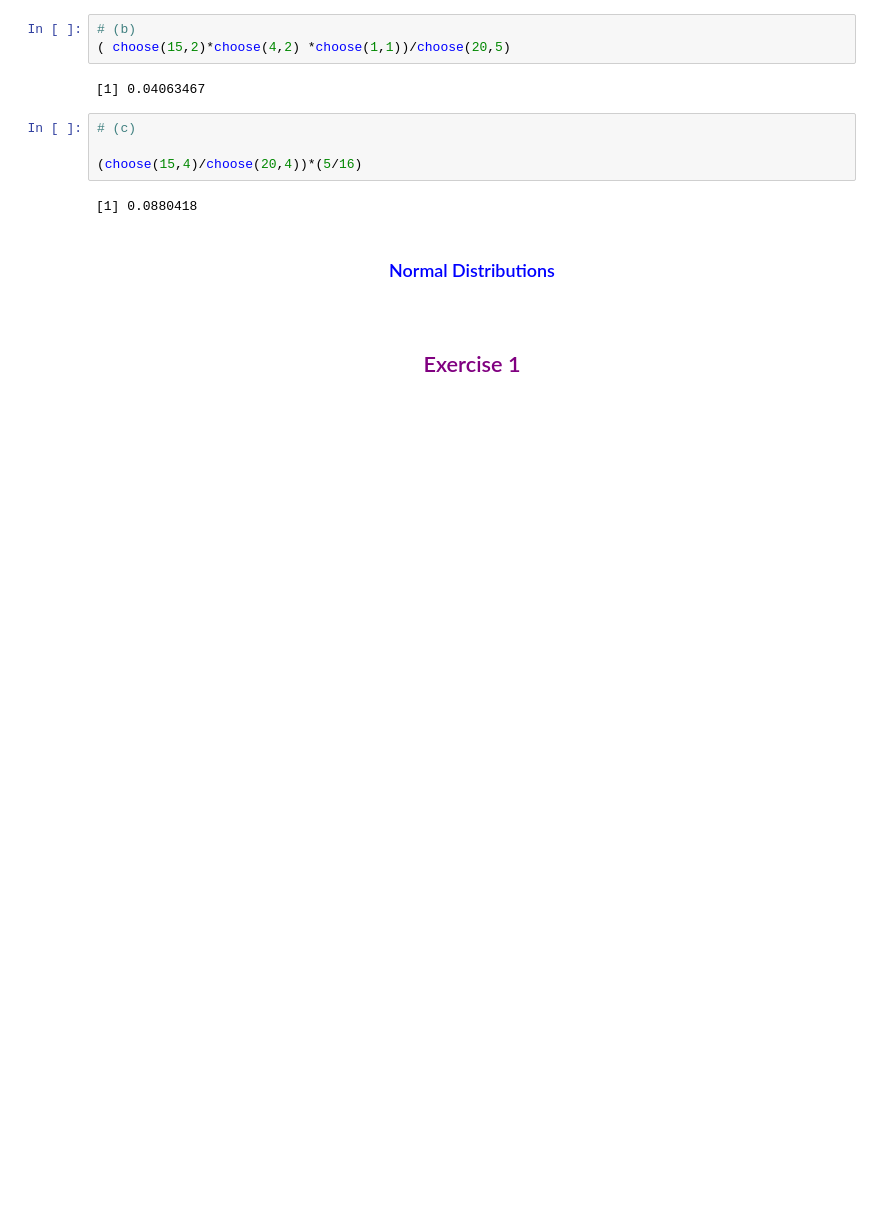
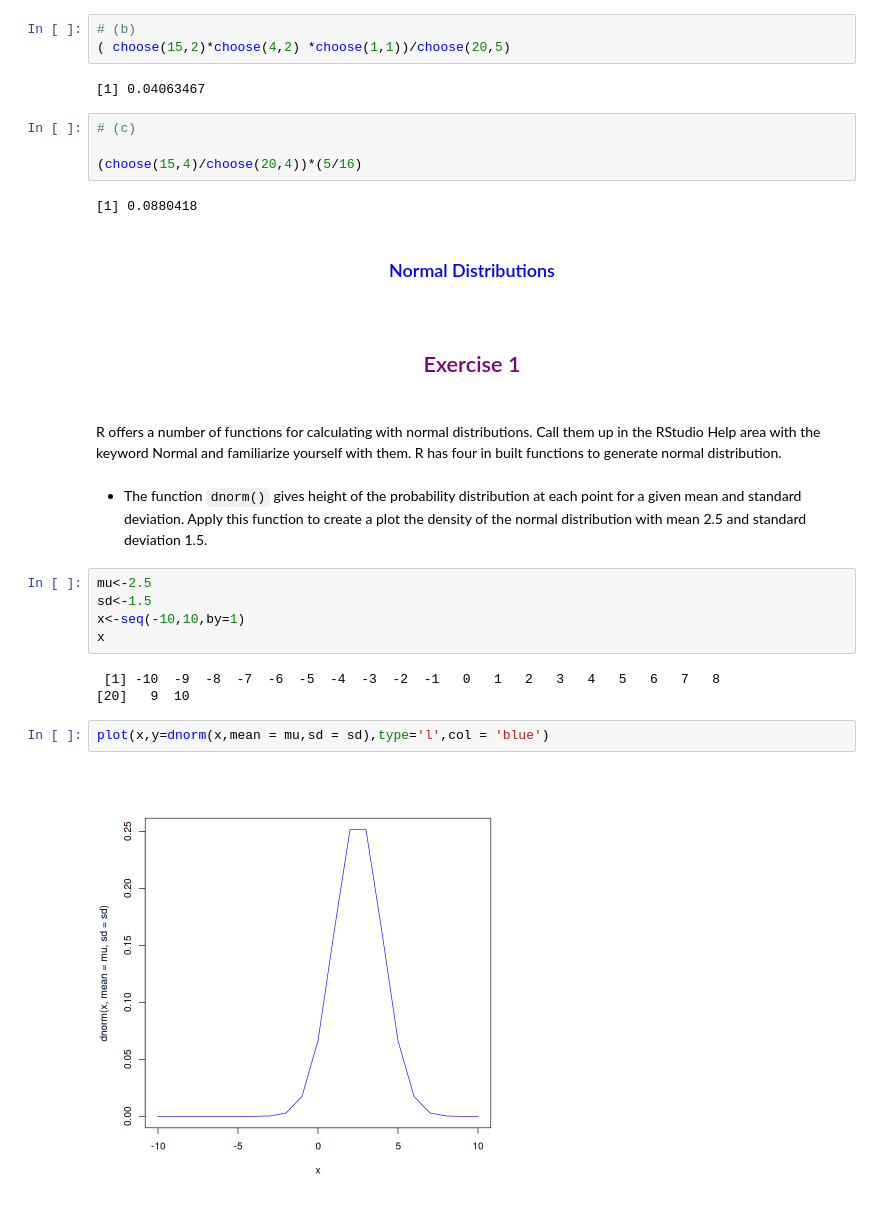
Before and after one commit to Jrana1/statistics-tutorials, a Jupyter notebook: Probability/Solutions_Sheet6.ipynb, the cells around one changed output. Drawn from its saved outputs; the diff is of its cells as text; blank space fills up the shorter version.

Commit message:
normal distribution problems has been solved

```diff
--- a/Probability/Solutions_Sheet6.ipynb
+++ b/Probability/Solutions_Sheet6.ipynb
@@ -491,3 +480,25 @@ dmultinom(x=c(2,2,1),size=5,prob=c(15/20,4/20,1/20))
 <h3 style="color:blue;text-align:center">Normal Distributions<h3>
 # %% [markdown]
 <h2 style="color:purple;text-align:center">Exercise 1<h2>
+# %% [markdown]
+R offers a number of functions for calculating with normal distributions.
+Call them up in the RStudio Help area with the keyword Normal and
+familiarize yourself with them.
+R has four in built functions to generate normal distribution.
+# %% [markdown]
++ The function <code>dnorm()</code> gives height of the probability distribution
+  at each point for a given mean and standard deviation. Apply this
+  function to create a plot the density of the normal distribution
+  with mean 2.5 and standard deviation 1.5.
+# %%
+mu<-2.5
+sd<-1.5
+x<-seq(-10,10,by=1)
+x
+# %% [output]
+ [1] -10  -9  -8  -7  -6  -5  -4  -3  -2  -1   0   1   2   3   4   5   6   7   8
+[20]   9  10
+# %%
+plot(x,y=dnorm(x,mean = mu,sd = sd),type='l',col = 'blue')
+# %% [output]
+[figure, added]
```
Also changed, not shown: parts of 58 cells of this notebook.
